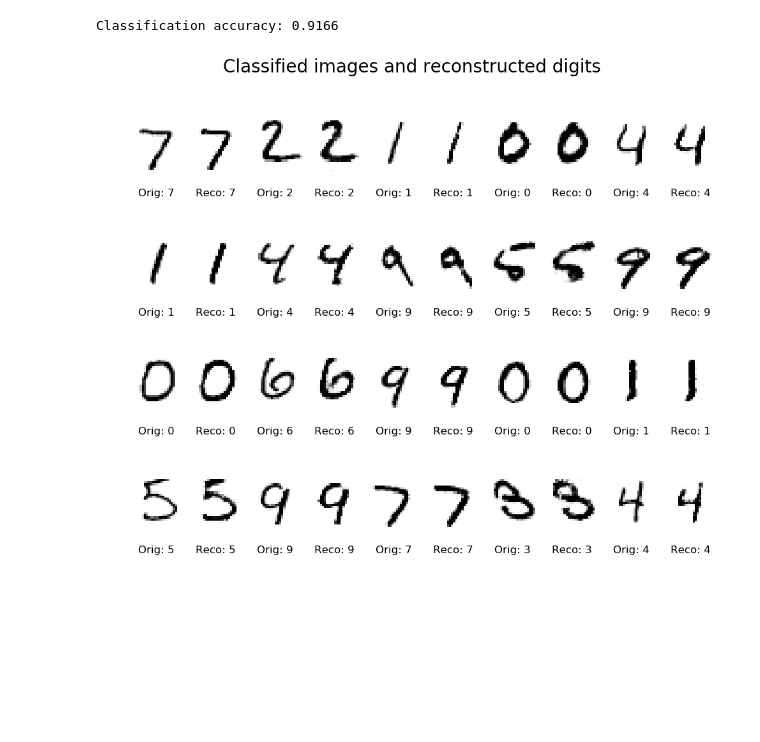
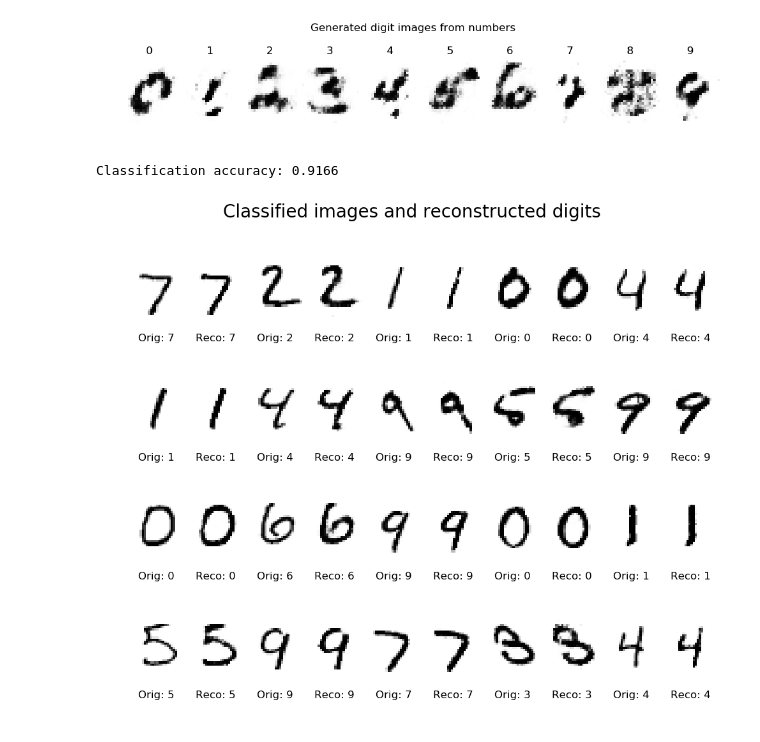
Before and after one commit to 2015xli/DBN, a Jupyter notebook: RBM_Classification.ipynb, the cells around one changed output. Saved outputs shown, nothing was run; the diff lists cells and outputs as text; code cells hidden in the pictures; blank space fills up the shorter version.

Commit message:
check in models

```diff
--- a/RBM_Classification.ipynb
+++ b/RBM_Classification.ipynb
@@ -80,10 +80,10 @@ class RBM_Classification(RBM):
         # this is a very simple generation algorithm with single-layer RBM
         n_x = self.n_x
         #np.random.seed(1234)
-        x = np.random.binomial(1, 0.2, n_x)
+        #x = np.random.binomial(1, 0.2, n_x)
         #x = np.zeros(n_x)
         #x = np.random.uniform(0, 0.8, n_x)
-        #x = np.full(n_x, 1)
+        x = np.full(n_x, 0.1)
         v = self.reconstruct(x, label, k_gibbs, init_w, w)
         return v
 
@@ -204,6 +204,18 @@ class MNIST_RBM_CLASSIFY:
         fig.subplots_adjust(top=0.7)
         plt.show()
         return
+# %%
+mnist = None
+if __name__ == "__main__" and '__file__' not in globals():
+    np.seterr(all='raise')
+    mnist = MNIST_RBM_CLASSIFY(28*28, n_h=28*3+1, load_file="trained_models/mnist_rbm_classify.epochs10.(784+10)x85")
+    #mnist = MNIST_RBM_CLASSIFY(28*28, n_h=28*20+1)
+    #mnist.train(train_size=1000, n_epoch=2, batch_size=10, learning=0.1)
+    plt.close('all')
+    #mnist.classify()
+    mnist.generate(20,50,8)
+# %% [output]
+[figure, added]
 # %%
 mnist = None
 if __name__ == "__main__" and '__file__' not in globals():
```
Also changed, not shown: 1 other file.
